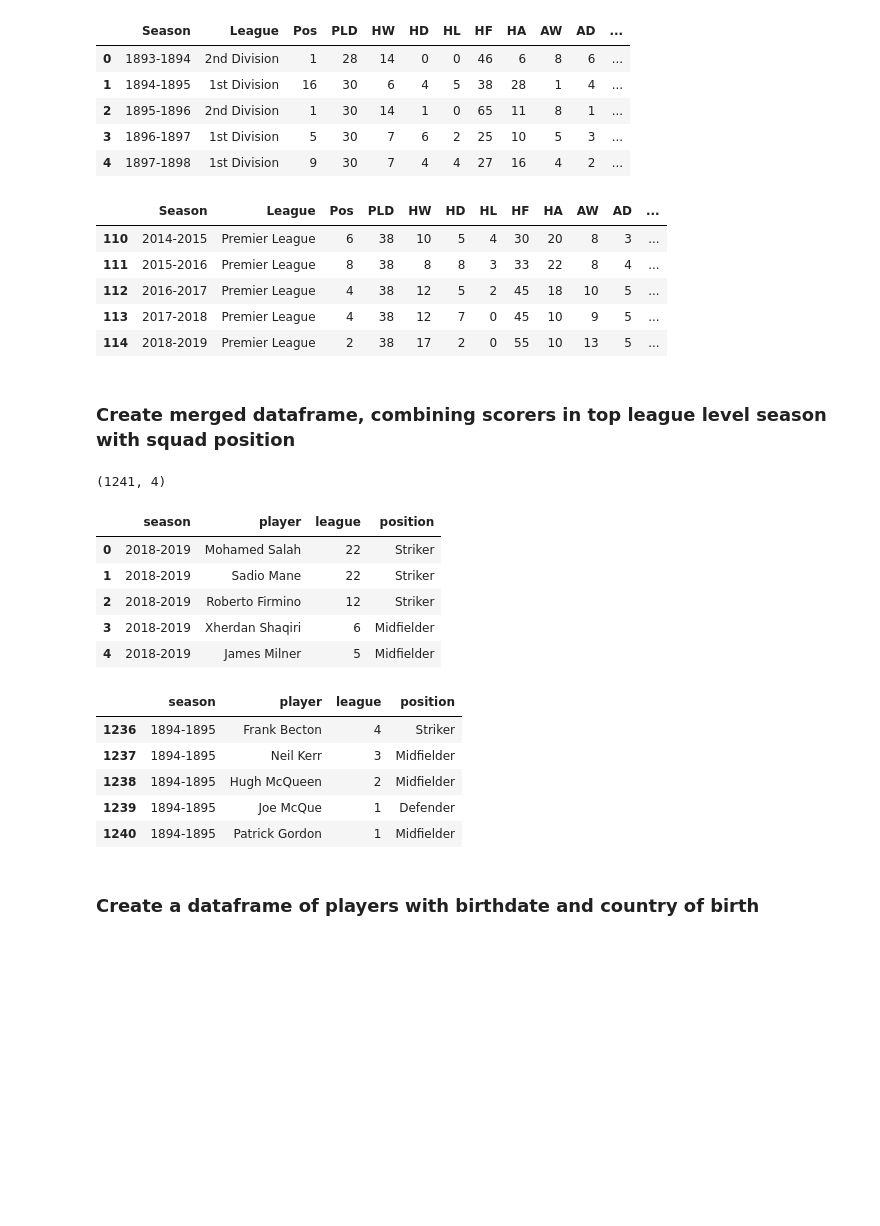
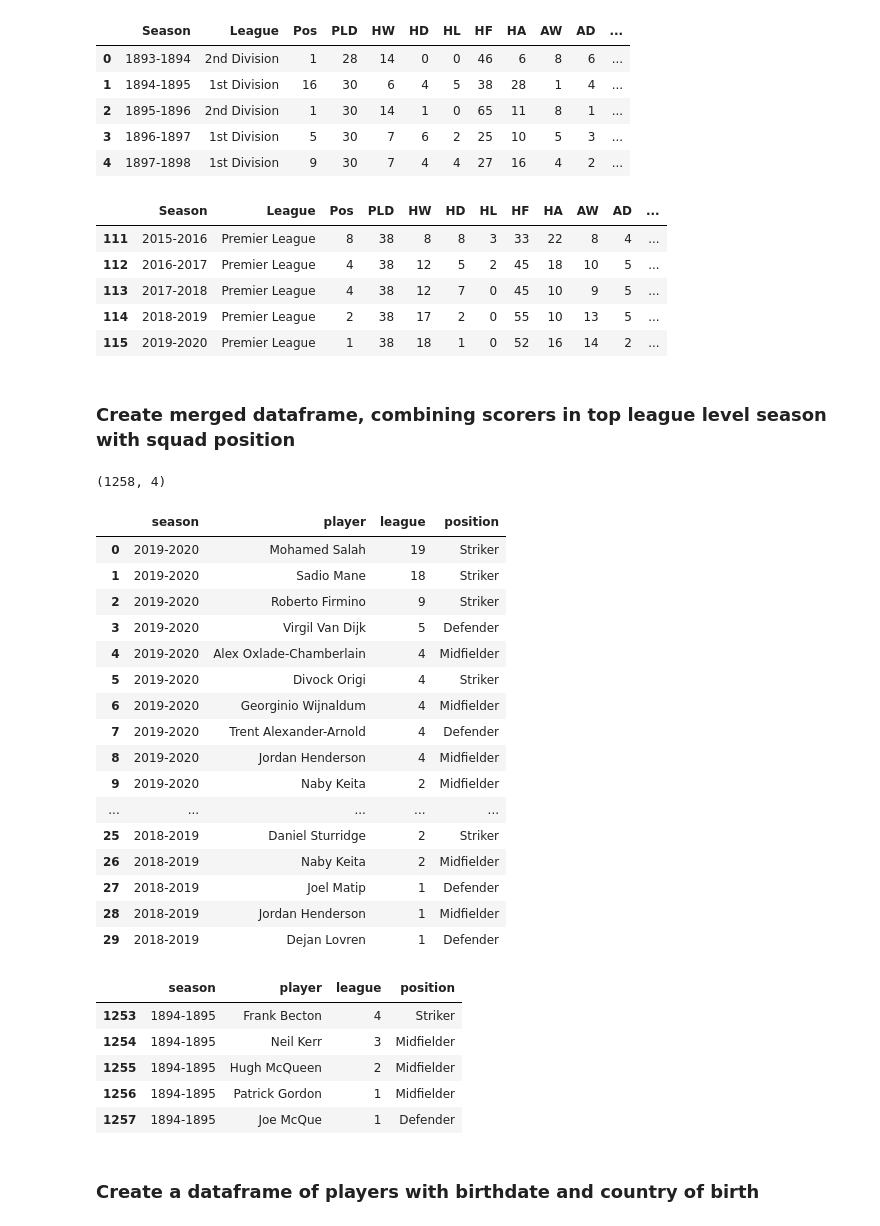
Before and after one commit to terrydolan/lfcgmR, a Jupyter notebook: lfcgmR.ipynb, the cells around one changed output. Saved outputs shown, nothing was run; the diff lists cells and outputs as text; code cells hidden in the pictures; blank space fills up the shorter version.

```diff
--- a/lfcgmR.ipynb
+++ b/lfcgmR.ipynb
@@ -133,10 +146,10 @@ rpy2 version: 2.9.4
 LG_SEASON_START = '1893-1894' # first league season (2nd Division)
 SEASON_START = '1892-1893' # first season in existance
 # modify the following, as required
-SEASON_END = '2018-2019' # most recent season
-PLAYERS_CSV_MONTH = 'August' # month of players csv extract
-PLAYERS_CSV_YEAR = '2019' # year of players csv extract
-NUMBER_OF_SEASONS = 104 # 104 in 2018-2019
+SEASON_END = '2019-2020' # most recent season
+PLAYERS_CSV_MONTH = 'September' # month of players csv extract
+PLAYERS_CSV_YEAR = '2020' # year of players csv extract
+NUMBER_OF_SEASONS = 105 # 104 in 2019-2020
 
 # define input csv files
 print('\nLocation of the input csv data files:')
@@ -349,11 +372,11 @@ dflfc_league.head()
 dflfc_league.tail()
 # %% [output]
 |  | Season | League | Pos | PLD | HW | HD | HL | HF | HA | AW | AD | ... |
-| 110 | 2014-2015 | Premier League | 6 | 38 | 10 | 5 | 4 | 30 | 20 | 8 | 3 | ... |
 | 111 | 2015-2016 | Premier League | 8 | 38 | 8 | 8 | 3 | 33 | 22 | 8 | 4 | ... |
 | 112 | 2016-2017 | Premier League | 4 | 38 | 12 | 5 | 2 | 45 | 18 | 10 | 5 | ... |
 | 113 | 2017-2018 | Premier League | 4 | 38 | 12 | 7 | 0 | 45 | 10 | 9 | 5 | ... |
 | 114 | 2018-2019 | Premier League | 2 | 38 | 17 | 2 | 0 | 55 | 10 | 13 | 5 | ... |
+| 115 | 2019-2020 | Premier League | 1 | 38 | 18 | 1 | 0 | 52 | 16 | 14 | 2 | ... |
 # %%
 # check most recent league data is present
 assert dflfc_league.tail(1).Season.values[0] == SEASON_END
@@ -363,22 +386,33 @@ assert dflfc_league.tail(1).Season.values[0] == SEASON_END
 dflfc_scorers_tl_pos = pd.DataFrame.merge(dflfc_scorers_tl, dflfc_squads)
 dflfc_scorers_tl_pos.shape
 # %% [output]
-(1241, 4)
+(1258, 4)
 # %%
-dflfc_scorers_tl_pos.head()
+dflfc_scorers_tl_pos.head(30)
 # %% [output]
 |  | season | player | league | position |
-| 0 | 2018-2019 | Mohamed Salah | 22 | Striker |
-| 1 | 2018-2019 | Sadio Mane | 22 | Striker |
-| 2 | 2018-2019 | Roberto Firmino | 12 | Striker |
-| 3 | 2018-2019 | Xherdan Shaqiri | 6 | Midfielder |
-| 4 | 2018-2019 | James Milner | 5 | Midfielder |
+| 0 | 2019-2020 | Mohamed Salah | 19 | Striker |
+| 1 | 2019-2020 | Sadio Mane | 18 | Striker |
+| 2 | 2019-2020 | Roberto Firmino | 9 | Striker |
+| 3 | 2019-2020 | Virgil Van Dijk | 5 | Defender |
+| 4 | 2019-2020 | Alex Oxlade-Chamberlain | 4 | Midfielder |
+| 5 | 2019-2020 | Divock Origi | 4 | Striker |
+| 6 | 2019-2020 | Georginio Wijnaldum | 4 | Midfielder |
+| 7 | 2019-2020 | Trent Alexander-Arnold | 4 | Defender |
+| 8 | 2019-2020 | Jordan Henderson | 4 | Midfielder |
+| 9 | 2019-2020 | Naby Keita | 2 | Midfielder |
+| ... | ... | ... | ... | ... |
+| 25 | 2018-2019 | Daniel Sturridge | 2 | Striker |
+| 26 | 2018-2019 | Naby Keita | 2 | Midfielder |
+| 27 | 2018-2019 | Joel Matip | 1 | Defender |
+| 28 | 2018-2019 | Jordan Henderson | 1 | Midfielder |
+| 29 | 2018-2019 | Dejan Lovren | 1 | Defender |
 # %%
 dflfc_scorers_tl_pos.tail()
 # %% [output]
 |  | season | player | league | position |
-| 1236 | 1894-1895 | Frank Becton | 4 | Striker |
-| 1237 | 1894-1895 | Neil Kerr | 3 | Midfielder |
-| 1238 | 1894-1895 | Hugh McQueen | 2 | Midfielder |
-| 1239 | 1894-1895 | Joe McQue | 1 | Defender |
-| 1240 | 1894-1895 | Patrick Gordon | 1 | Midfielder |
+| 1253 | 1894-1895 | Frank Becton | 4 | Striker |
+| 1254 | 1894-1895 | Neil Kerr | 3 | Midfielder |
+| 1255 | 1894-1895 | Hugh McQueen | 2 | Midfielder |
+| 1256 | 1894-1895 | Patrick Gordon | 1 | Midfielder |
+| 1257 | 1894-1895 | Joe McQue | 1 | Defender |
```
Also changed, not shown: parts of 124 cells of this notebook, 5 other files.
